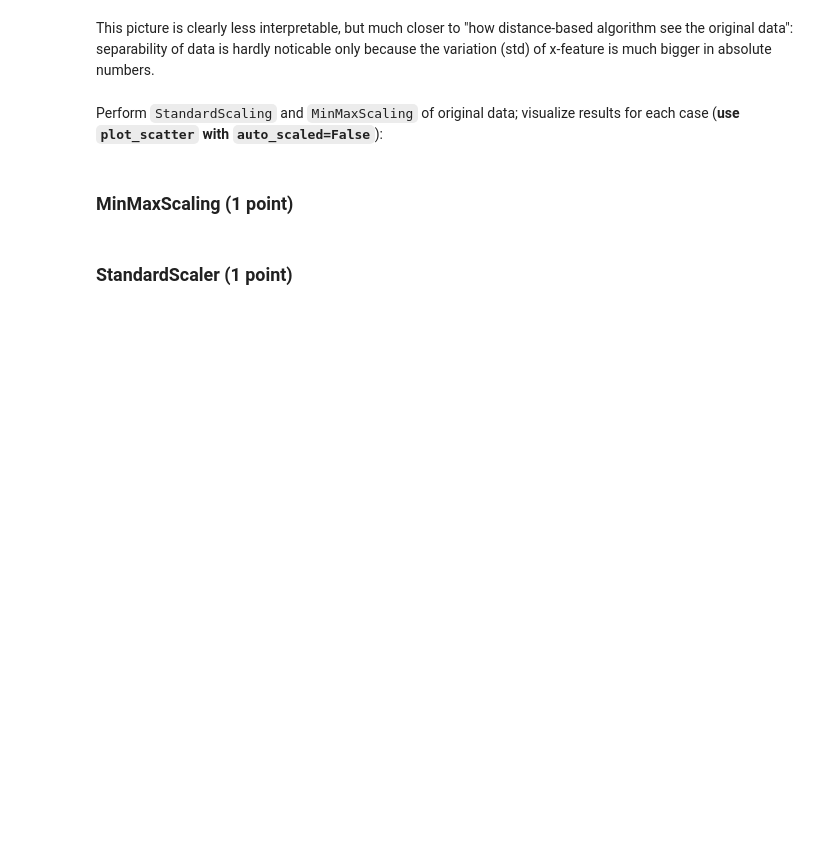
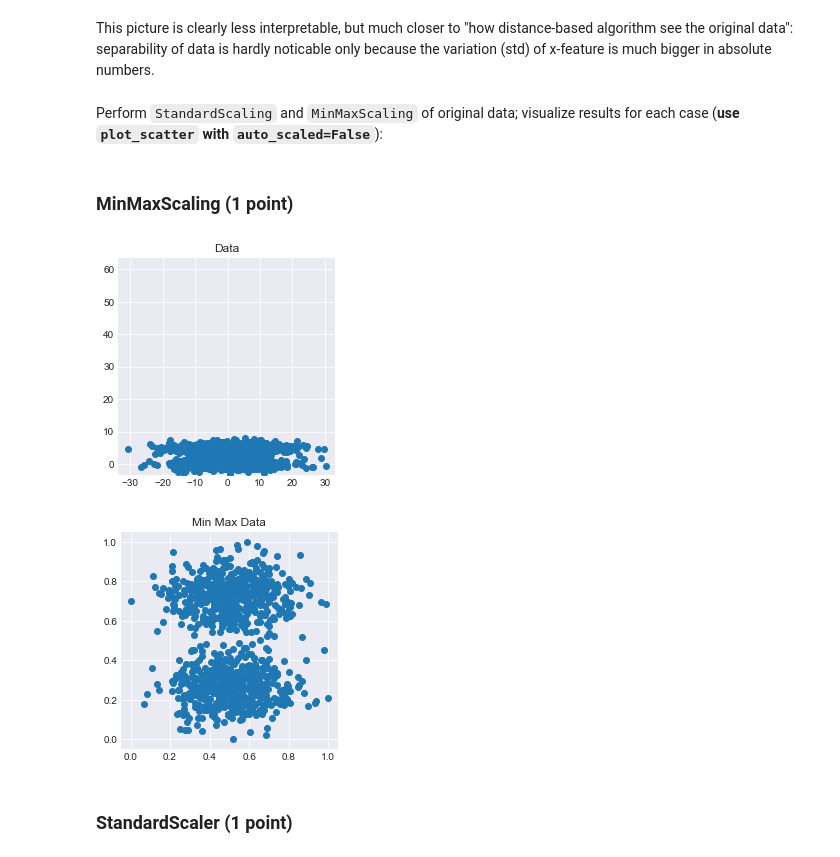
Before and after one commit to kinkpunk/ml-intro, a Jupyter notebook: 4_feature_engineering_selection/feature_engineering_selection.ipynb, the cells around one changed output. Saved outputs shown, nothing was run; the diff lists cells and outputs as text; code cells hidden in the pictures; blank space fills up the shorter version.

```diff
--- a/4_feature_engineering_selection/feature_engineering_selection.ipynb
+++ b/4_feature_engineering_selection/feature_engineering_selection.ipynb
@@ -524,2 +527,13 @@ Perform `StandardScaling` and `MinMaxScaling` of original data; visualize result
+# %%
+## your code
+mm_scaler = MinMaxScaler()
+mm_data = data.copy()
+mm_data = mm_scaler.fit_transform(mm_data)
+# %%
+plot_scatter(data[:, 0], data[:, 1], auto_scaled=False, title='Data')
+plot_scatter(mm_data[:, 0], mm_data[:, 1], auto_scaled=False, title='Min Max Data')
+# %% [output]
+[figure, added]
+[figure, added]
 # %% [markdown]
 ### StandardScaler (1 point)
```
Also changed, not shown: parts of 19 cells of this notebook.
